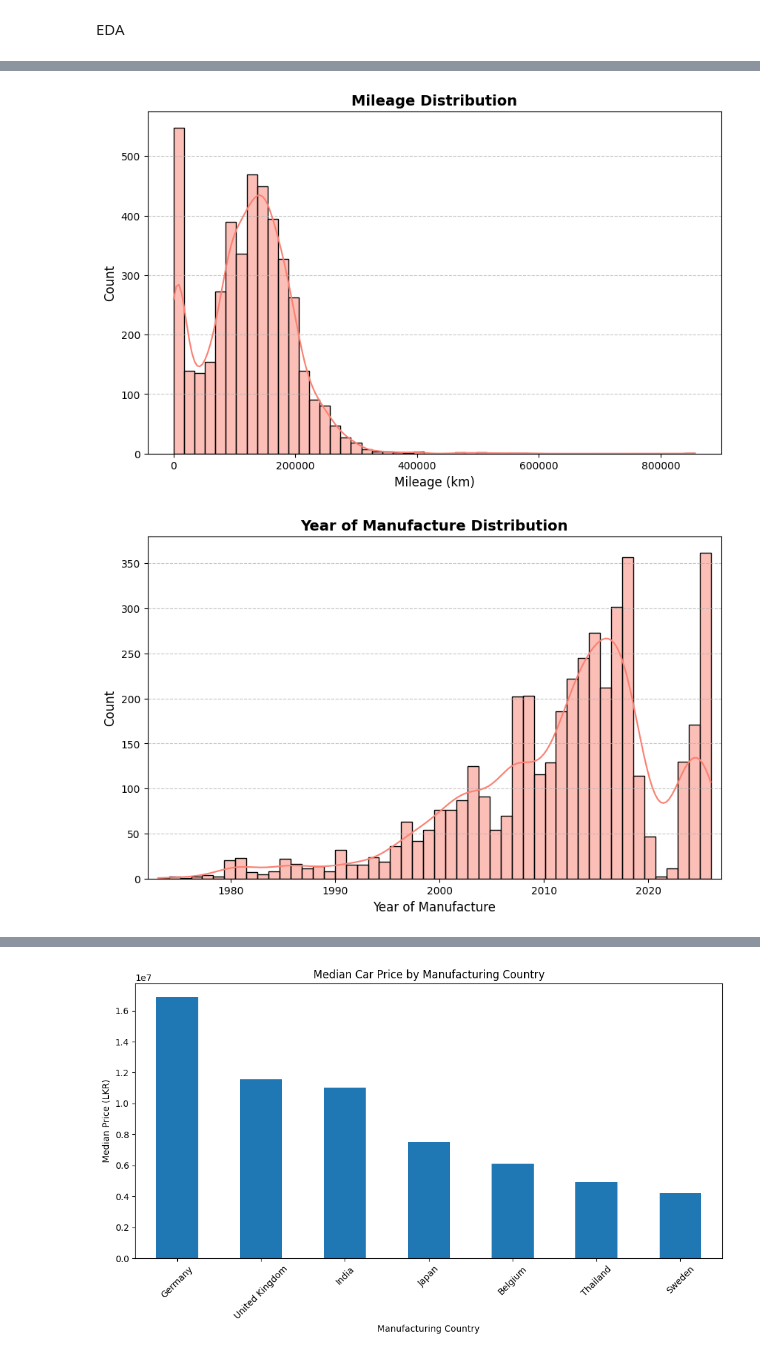
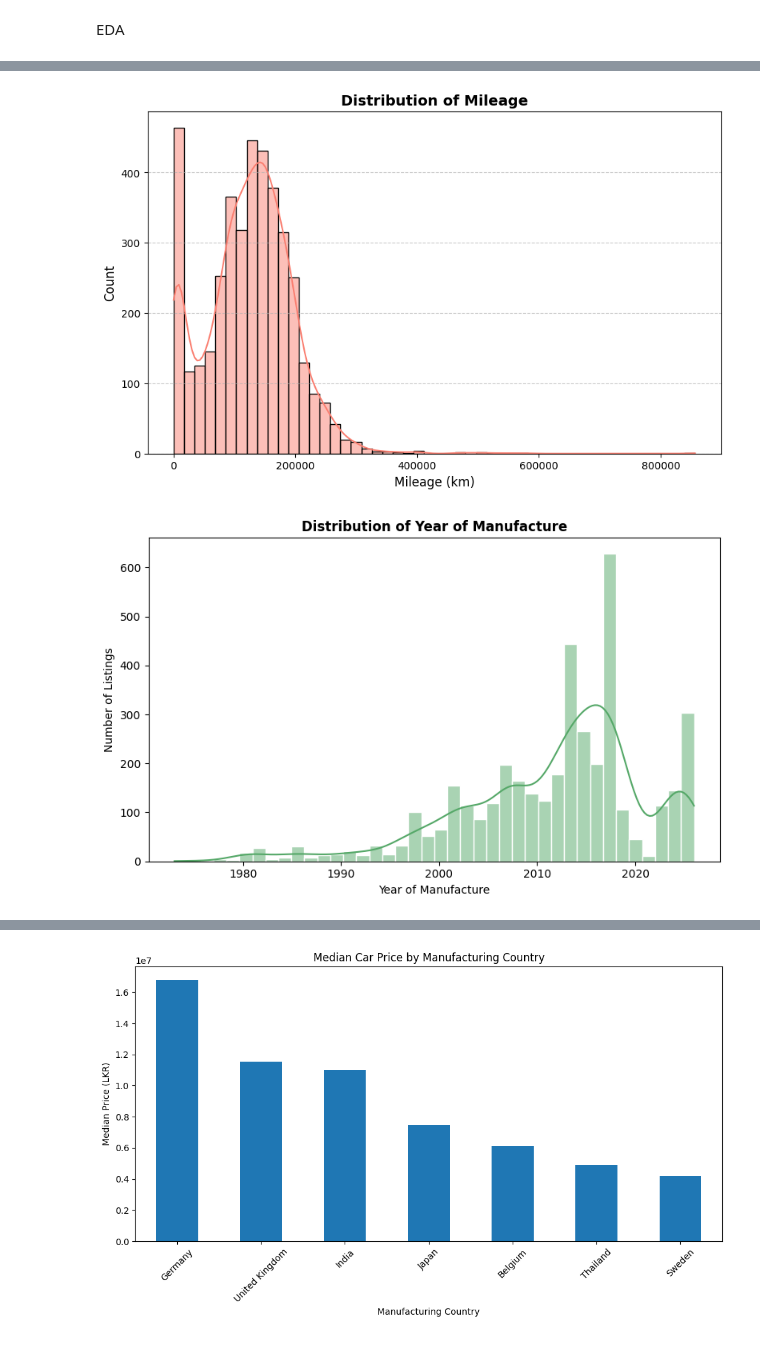
Before and after one commit to savindu777/Sri-Lanka-Car-Market-Anlaysis-2026, a Jupyter notebook: Main.ipynb, the cells around one changed output, grey strips where cells are left out. Cells and saved outputs as stored; diff of their text form; code cells hidden in the pictures.

Commit message:
model build

```diff
--- a/Main.ipynb
+++ b/Main.ipynb
@@ -145,0 +76,21 @@ np.int64(0)
+# %%
+df = df.drop_duplicates()
+df = df.dropna(subset=["Price_numeric", "Mileage_numeric", "Number of Cylinders", "Engine (cc)", "YOM"])
+df = df[(df["Engine (cc)"] > 0) & (df["Engine (cc)"] < 10_000)]
+df = df[df["Condition"] != "Antique"]
+
+n_before = len(df)
+df = df[df["Price_numeric"] >= 50000]
+print(f"Dropped {n_before - len(df)} row(s) with implausible Price_numeric < Rs.{50000:,} "
+      f"(these are almost certainly data-entry/scraping errors, e.g. Price_numeric=3,450)")
+
+# keep models with >=2 records, and (model, condition) groups with >=3 records,
+# so a stratified split is possible
+model_counts = df["Model_cleaned"].value_counts()
+df = df[df["Model_cleaned"].isin(model_counts[model_counts >= 2].index)]
+
+df["strat_col"] = list(zip(df["Model_cleaned"], df["Condition"]))
+strat_counts = df["strat_col"].value_counts()
+df = df[df["strat_col"].isin(strat_counts[strat_counts >= 3].index)]
+
+print(f"Rows after cleaning: {len(df)}")
@@ -145,0 +102,3 @@ np.int64(0)
+# %%
+CURRENT_YEAR = 2026
+df["Car_Age"] = CURRENT_YEAR - df["YOM"]
@@ -255,32 +197,24 @@ sns.histplot(
     color="salmon",
     edgecolor="black"
 )
-plt.title("Mileage Distribution", fontsize=14, fontweight="bold")
+plt.title("Distribution of Mileage", fontsize=14, fontweight="bold")
 plt.xlabel("Mileage (km)", fontsize=12)
 plt.ylabel("Count", fontsize=12)
 plt.grid(axis="y", linestyle="--", alpha=0.7)
+plt.savefig('fig/Mileage Distribution')
 plt.show()
 # %% [output]
-[figure, old version]
+[figure, new version]
 # %%
-plt.figure(figsize=(10, 6))
-
-sns.histplot(
-    data=df,
-    x="YOM",
-    bins=50,
-    kde=True,
-    color="salmon",
-    edgecolor="black"
-)
-plt.title("Year of Manufacture Distribution", fontsize=14, fontweight="bold")
-plt.xlabel("Year of Manufacture", fontsize=12)
-plt.ylabel("Count", fontsize=12)
-plt.grid(axis="y", linestyle="--", alpha=0.7)
-plt.xlim(df['YOM'].min() - 1, df['YOM'].max() + 1)  # Adjust x-axis limits for better visualization
+plt.figure(figsize=(8,5))
+sns.histplot(data=df, x="YOM", bins=40, kde=True, color="#55A868", edgecolor="white")
+plt.title("Distribution of Year of Manufacture", fontweight="bold")
+plt.xlabel("Year of Manufacture"); plt.ylabel("Number of Listings")
+plt.tight_layout()
+plt.savefig('fig/YOM Distribution', dpi=150)
 plt.show()
 # %% [output]
-[figure, old version]
+[figure, new version]
 # %%
 plt.figure(figsize=(10, 6))
 
```
Also changed, not shown: parts of 99 cells of this notebook, 32 other files.
